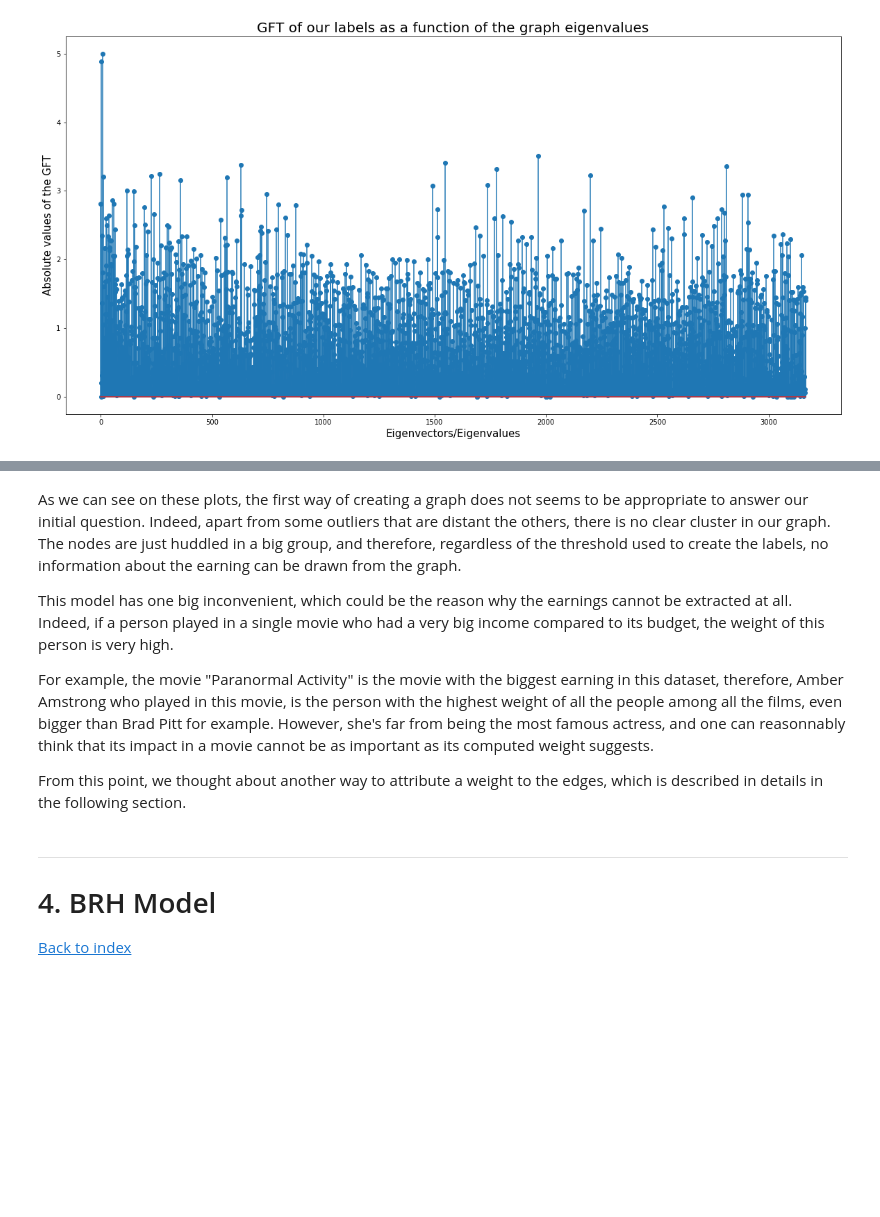
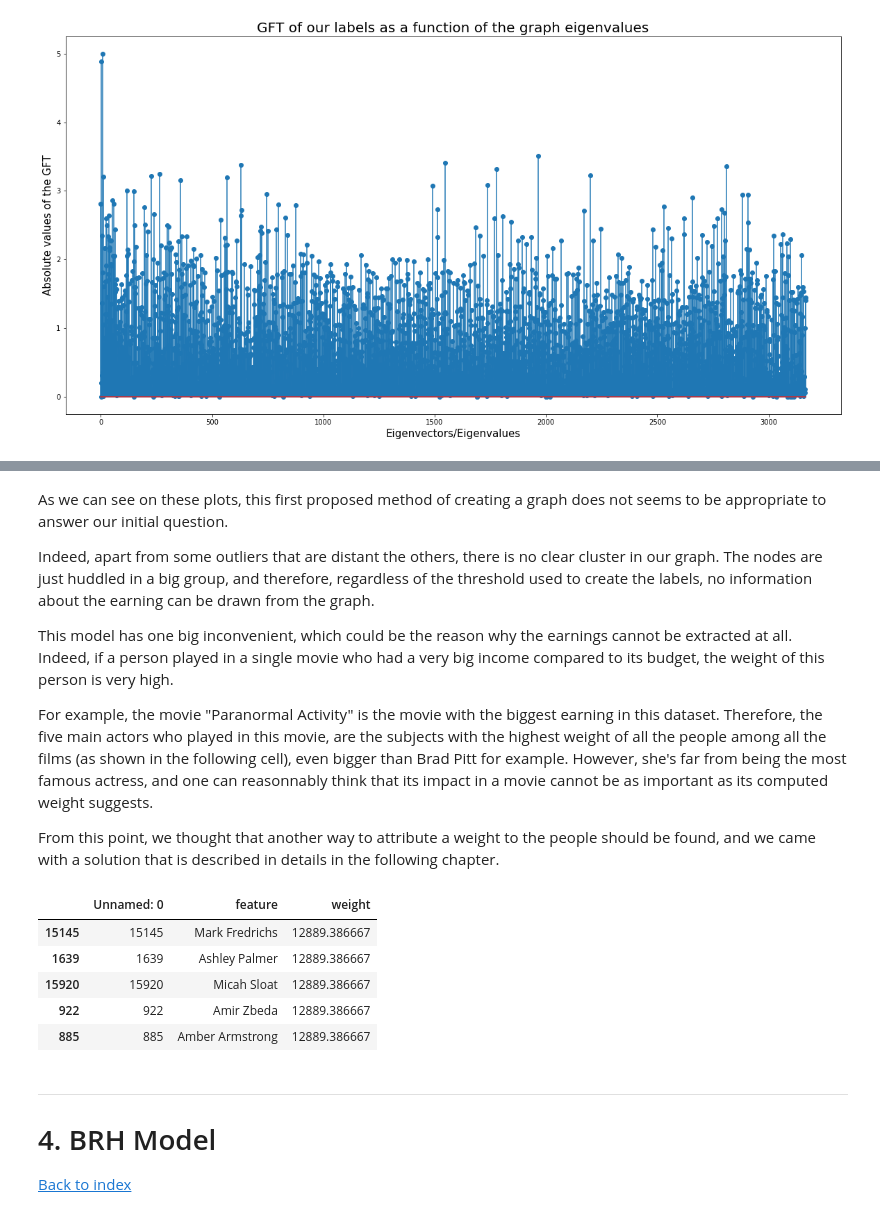
Before and after one commit to rocari96/NTDS-project, a Jupyter notebook: notebook.ipynb, the cells around one changed output, grey strips where cells are left out. Saved outputs shown, nothing was run; the diff lists cells and outputs as text; code cells hidden in the pictures; blank space fills up the shorter version.

```diff
--- a/notebook.ipynb
+++ b/notebook.ipynb
@@ -631,12 +709,22 @@ for i in range(3):
 # %% [markdown]
-As we can see on these plots, the first way of creating a graph does not seems to be appropriate to answer our initial question.
+As we can see on these plots, this first proposed method of creating a graph does not seems to be appropriate to answer our initial question.
+
 Indeed, apart from some outliers that are distant the others, there is no clear cluster in our graph. The nodes are just huddled in a big group, and therefore, regardless of the threshold used to create the labels, no information about the earning can be drawn from the graph.
 
 This model has one big inconvenient, which could be the reason why the earnings cannot be extracted at all. Indeed, if a person played in a single movie who had a very big income compared to its budget, the weight of this person is very high.
 
-For example, the movie "Paranormal Activity" is the movie with the biggest earning in this dataset, therefore, Amber Amstrong who played in this movie, is the person with the highest weight of all the people among all the films, even bigger than Brad Pitt for example. However, she's far from being the most famous actress, and one can reasonnably think that its impact in a movie cannot be as important as its computed weight suggests.
+For example, the movie "Paranormal Activity" is the movie with the biggest earning in this dataset. Therefore, the five main actors who played in this movie, are the subjects with the highest weight of all the people among all the films (as shown in the following cell), even bigger than Brad Pitt for example. However, she's far from being the most famous actress, and one can reasonnably think that its impact in a movie cannot be as important as its computed weight suggests.
 
-From this point, we thought about another way to attribute a weight to the edges, which is described in details in the following section.
+From this point, we thought that another way to attribute a weight to the people should be found, and we came with a solution that is described in details in the following chapter.
+# %%
+features.sort_values(by='weight', ascending=False).head()
+# %% [output]
+|  | Unnamed: 0 | feature | weight |
+| 15145 | 15145 | Mark Fredrichs | 12889.386667 |
+| 1639 | 1639 | Ashley Palmer | 12889.386667 |
+| 15920 | 15920 | Micah Sloat | 12889.386667 |
+| 922 | 922 | Amir Zbeda | 12889.386667 |
+| 885 | 885 | Amber Armstrong | 12889.386667 |
 # %% [markdown]
 ---
 # 4. BRH Model
```
Also changed, not shown: parts of 111 cells of this notebook.
